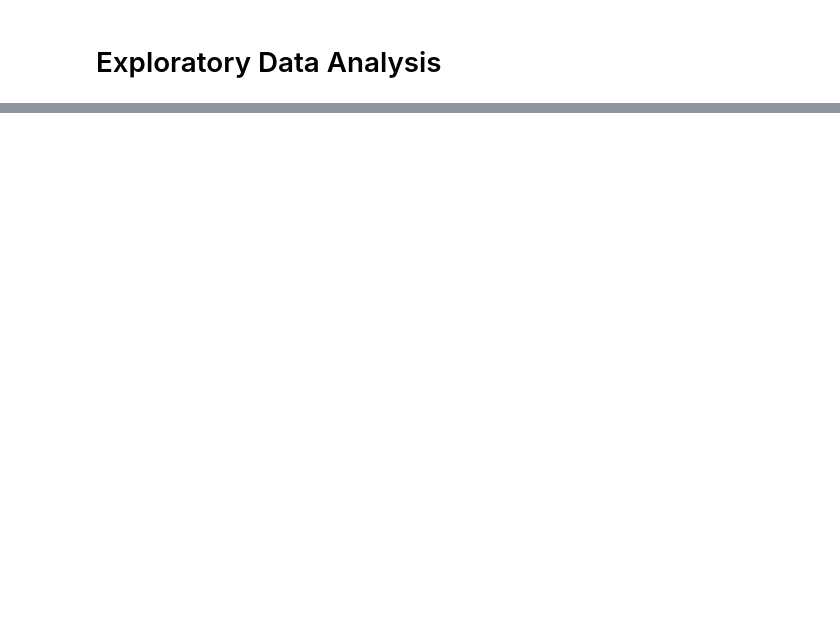
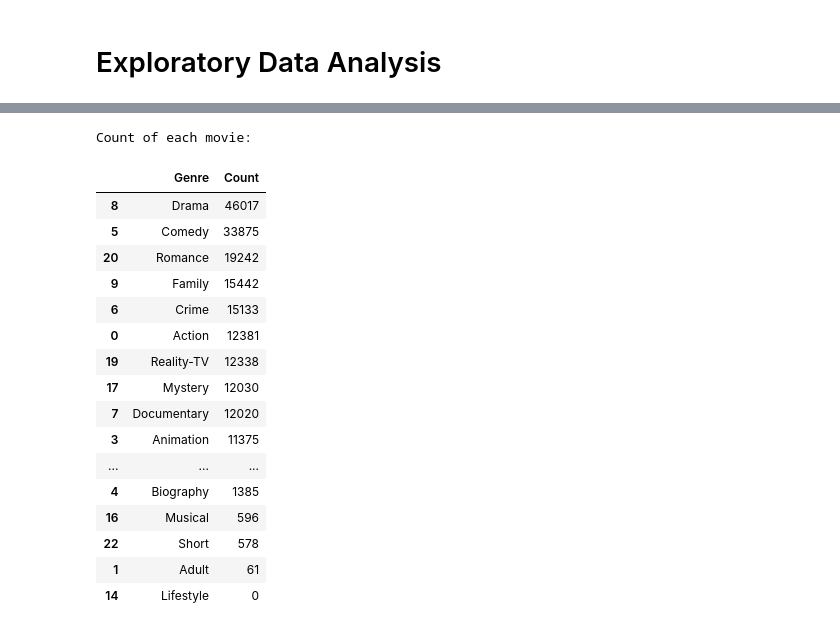
Before and after one commit to wonch002/Movie-Genre-Prediction, a Jupyter notebook: notebooks/Predicting_Movie_Genre.ipynb, the cells around one changed output, grey strips where cells are left out. Drawn from its saved outputs; the diff is of its cells as text; code cells hidden in the pictures; blank space fills up the shorter version.

```diff
--- a/notebooks/Predicting_Movie_Genre.ipynb
+++ b/notebooks/Predicting_Movie_Genre.ipynb
@@ -128,0 +198,28 @@ movies.head(3)
+# %%
+print("Count of each movie:\n")
+movie_counts = []
+for col in movies.columns[2:]:
+    movie_counts += [(col, movies[col].sum())]
+movie_counts_df = pd.DataFrame(movie_counts, columns = ["Genre", "Count"])
+
+movie_counts_df = movie_counts_df.sort_values('Count', ascending=False)
+movie_counts_df
+# %% [output]
+Count of each movie:
+|  | Genre | Count |
+| 8 | Drama | 46017 |
+| 5 | Comedy | 33875 |
+| 20 | Romance | 19242 |
+| 9 | Family | 15442 |
+| 6 | Crime | 15133 |
+| 0 | Action | 12381 |
+| 19 | Reality-TV | 12338 |
+| 17 | Mystery | 12030 |
+| 7 | Documentary | 12020 |
+| 3 | Animation | 11375 |
+| ... | ... | ... |
+| 4 | Biography | 1385 |
+| 16 | Musical | 596 |
+| 22 | Short | 578 |
+| 1 | Adult | 61 |
+| 14 | Lifestyle | 0 |
```
Also changed, not shown: parts of 37 cells of this notebook.
